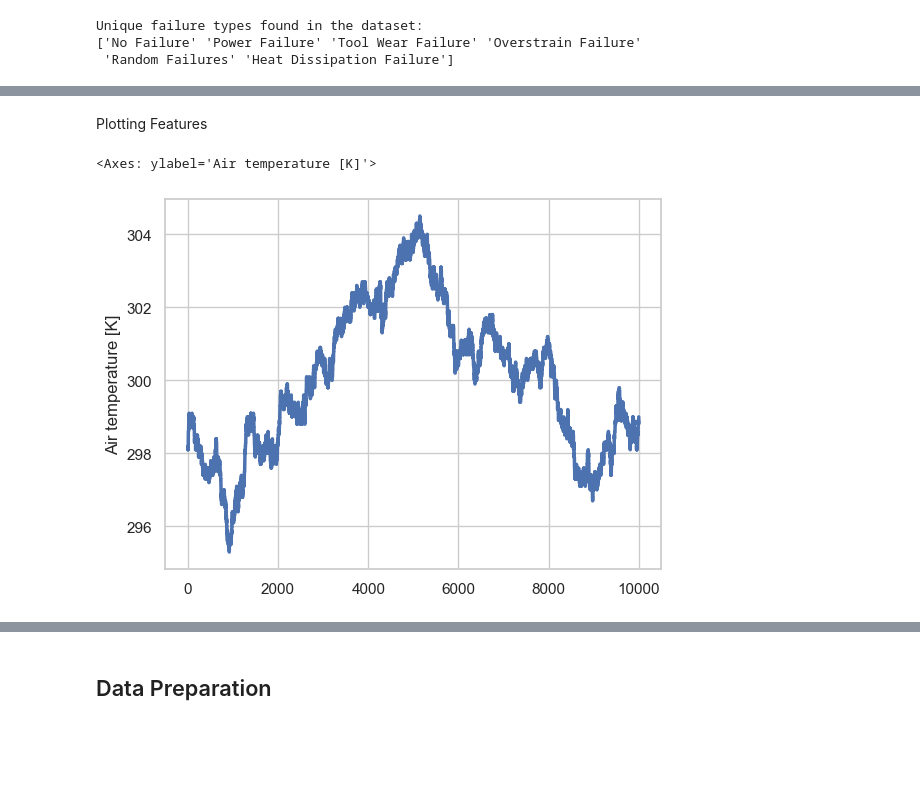
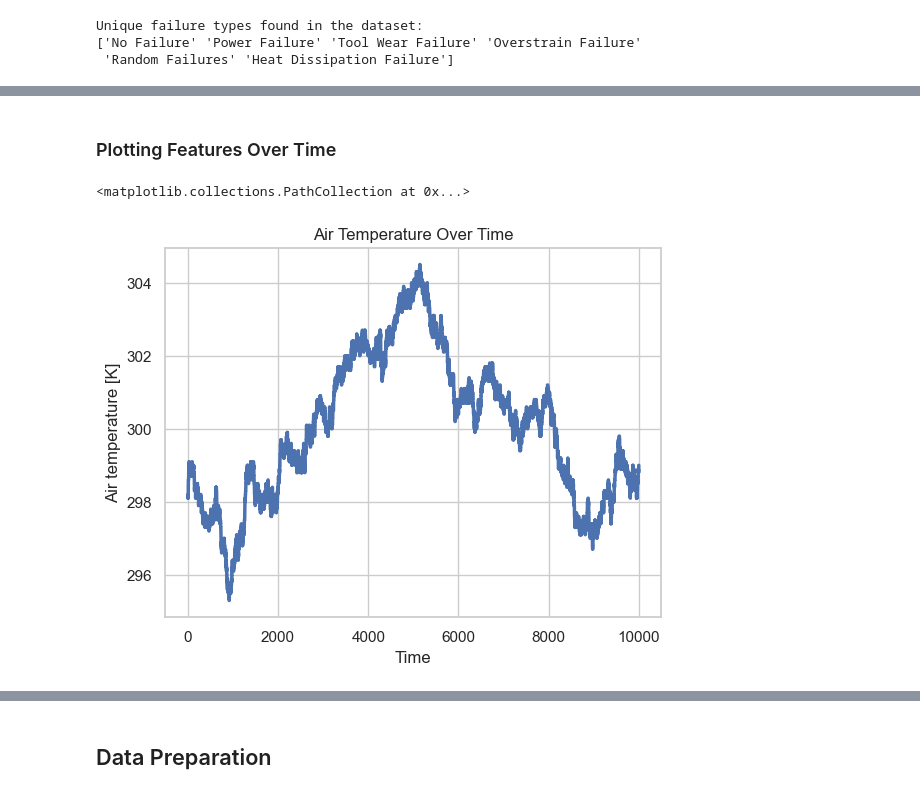
Before and after one commit to elan-wilkinson/Predicting-Manufacturing-Failure-Type, a Jupyter notebook: main.ipynb, the cells around one changed output, grey strips where cells are left out. Cells and saved outputs as stored; diff of their text form; code cells hidden in the pictures; blank space fills up the shorter version.

```diff
--- a/main.ipynb
+++ b/main.ipynb
@@ -156,9 +138,13 @@ for i, col in enumerate(machining_failure_data.columns):
-# %% [markdown]
-Plotting Features
+# %% [markdown]
+### Plotting Features Over Time
 # %%
-#line plot of each feature
+# Plot Room Temperature over Time
 sns.set(style="whitegrid")
 sns.lineplot(machining_failure_data["Air temperature [K]"], palette='tab10', linewidth=2.5)
+plt.xlabel('Time')
+plt.title('Air Temperature Over Time')
+# overlay a scatter plot of failure
+plt.scatter(machining_failure_data.index, machining_failure_data['Type'], color='red', s=10)
 # %% [output]
-<Axes: ylabel='Air temperature [K]'>
+<matplotlib.collections.PathCollection at 0x...>
-[figure, old version]
+[figure, new version]
```
Also changed, not shown: parts of 14 cells of this notebook.
